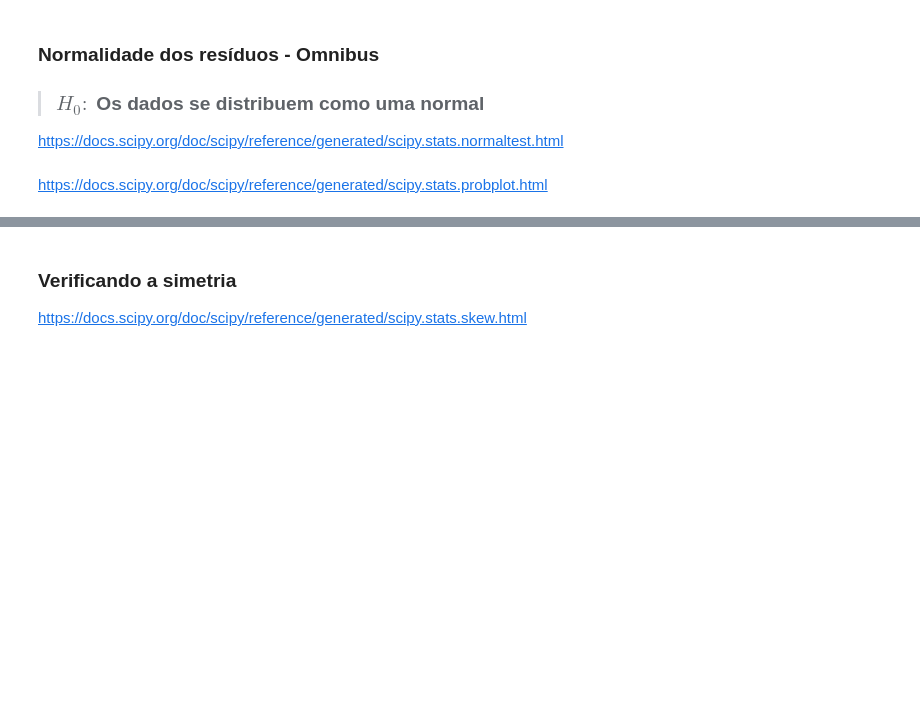
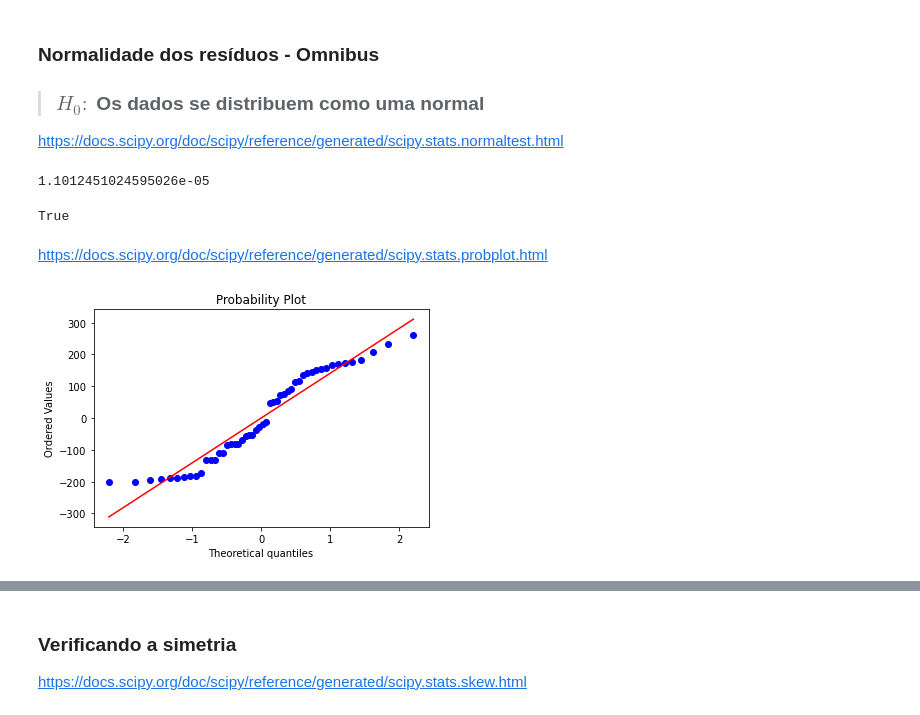
Before and after one commit to fernandapilat/bootcamp-data-analytics, a Jupyter notebook: Curso_de_Estatística_Parte_4.ipynb, the cells around one changed output, grey strips where cells are left out. Cells and saved outputs as stored; diff of their text form; code cells hidden in the pictures; blank space fills up the shorter version.

```diff
--- a/Curso_de_Estatística_Parte_4.ipynb
+++ b/Curso_de_Estatística_Parte_4.ipynb
@@ -892,3 +892,6 @@ Como vimos anteriormente, o resíduo da i-ésima observação é a diferença en
 # $$\hat{u}_i = Y_i - \hat{Y}_i$$
 # %% [markdown]
 Em outras palavras, $\hat{u}_i$ é o erro obtido ao se utilizar a equação de regressão estimada para prever o valor da variável dependente.
+# %%
+dataset['u'] = dataset.Y - dataset.Y_previsto
+dataset.head()
@@ -894,0 +905,3 @@ Em outras palavras, $\hat{u}_i$ é o erro obtido ao se utilizar a equação de r
+# %%
+dataset['Residuos'] = resultado_regressao.resid
+dataset.head()
@@ -894,0 +915,3 @@ Em outras palavras, $\hat{u}_i$ é o erro obtido ao se utilizar a equação de r
+# %%
+dataset.drop(['u'], axis = 1, inplace = True)
+dataset.head()
@@ -1121,5 +1383,23 @@ $F_{\alpha}$ - baseia-se na distribuição F com $k$ graus de liberdade no numer
 > ### $H_0:$ Os dados se distribuem como uma normal
 
 https://docs.scipy.org/doc/scipy/reference/generated/scipy.stats.normaltest.html
+# %%
+from scipy.stats import normaltest
+
+statistic, p_valor = normaltest(dataset.Residuos)
+print(p_valor)
+# %% [output]
+1.1012451024595026e-05
+# %%
+p_valor <= 0.05
+# %% [output]
+True
 # %% [markdown]
 https://docs.scipy.org/doc/scipy/reference/generated/scipy.stats.probplot.html
+# %%
+from scipy.stats import probplot
+import matplotlib.pyplot as plt
+
+(_, (_, _, _)) = probplot(dataset.Residuos, plot = plt)
+# %% [output]
+[figure, added]
```
Also changed, not shown: parts of 67 cells of this notebook.
